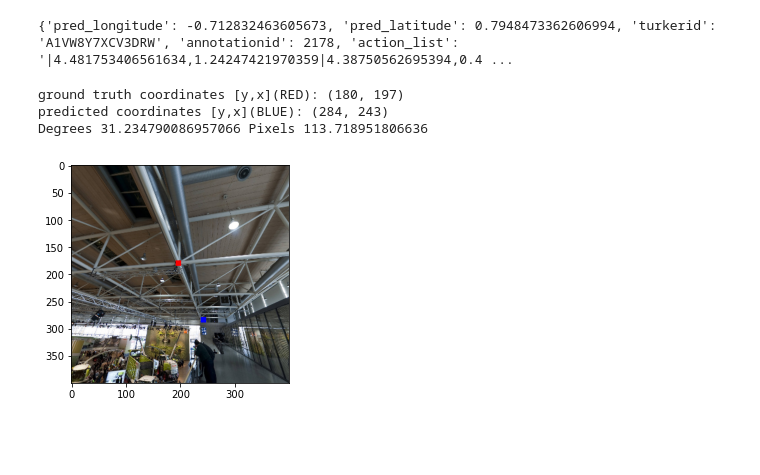
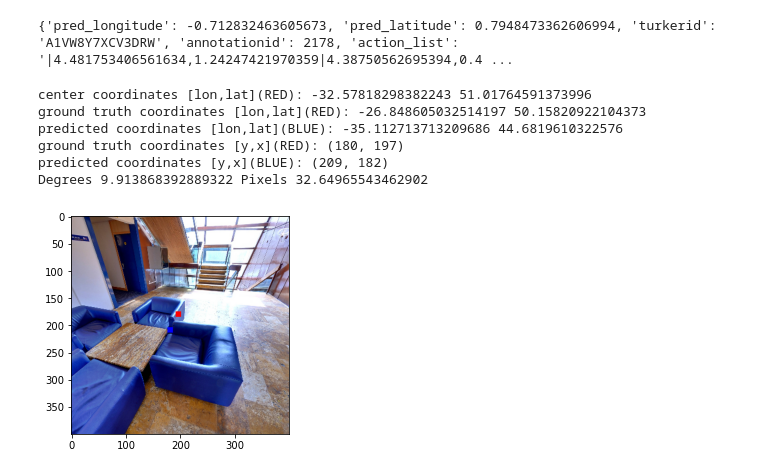
Before and after one commit to volkancirik/refer360, a Jupyter notebook: src/notebooks/VisualizePrediction.ipynb, the cells around one changed output. Cells and saved outputs as stored; diff of their text form; code cells hidden in the pictures; blank space fills up the shorter version.

```diff
--- a/src/notebooks/VisualizePrediction.ipynb
+++ b/src/notebooks/VisualizePrediction.ipynb
@@ -114,9 +118,12 @@ print(act_instances[2574])
 # %% [output]
 {'pred_longitude': -0.712832463605673, 'pred_latitude': 0.7948473362606994, 'turkerid': 'A1VW8Y7XCV3DRW', 'annotationid': 2178, 'action_list': '|4.481753406561634,1.24247421970359|4.38750562695394,0.4 ...
 # %%
-showActionInstance(act_instances[2972])
+showActionInstance(act_instances[2574])
 # %% [output]
+center coordinates [lon,lat](RED): -32.57818298382243 51.01764591373996
+ground truth coordinates [lon,lat](RED): -26.848605032514197 50.15820922104373
+predicted coordinates [lon,lat](BLUE): -35.112713713209686 44.6819610322576
 ground truth coordinates [y,x](RED): (180, 197)
-predicted coordinates [y,x](BLUE): (284, 243)
-Degrees 31.234790086957066 Pixels 113.718951806636
+predicted coordinates [y,x](BLUE): (209, 182)
+Degrees 9.913868392889322 Pixels 32.64965543462902
-[figure, old version]
+[figure, new version]
```
Also changed, not shown: parts of 2 cells of this notebook, 2 other files.
